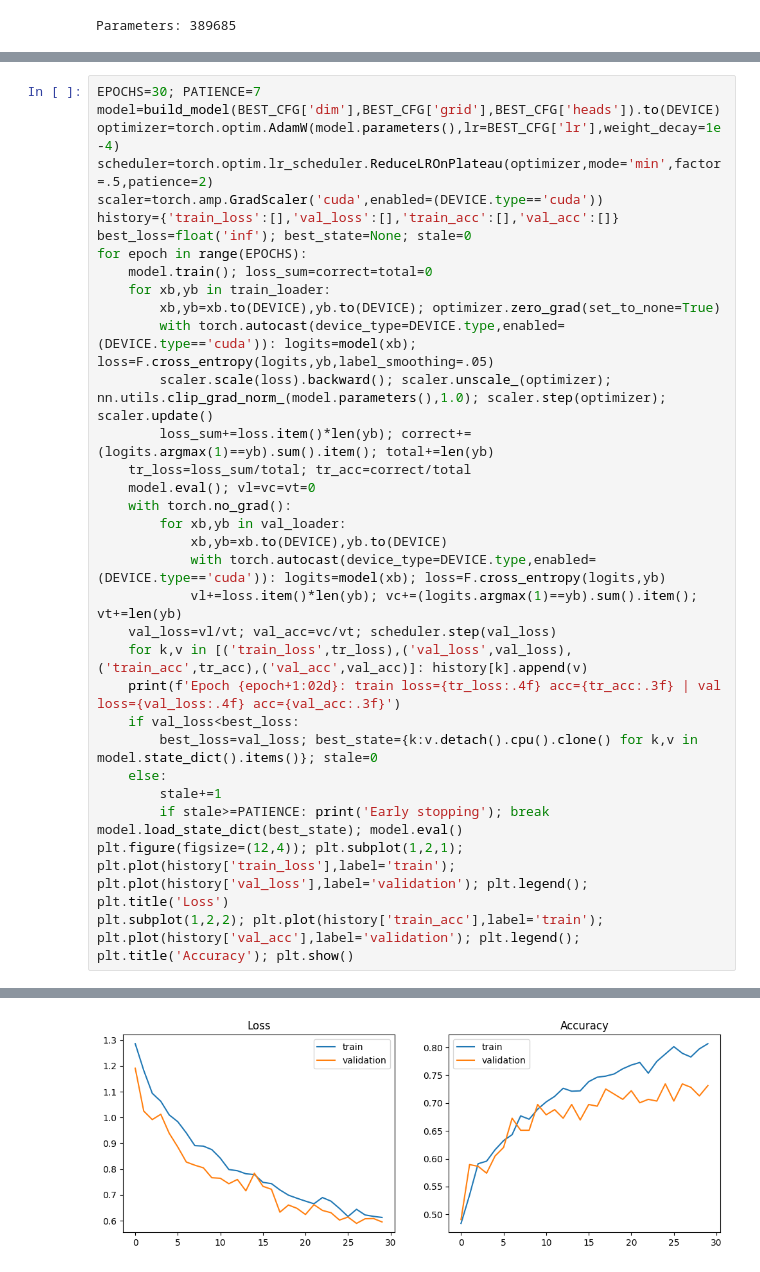
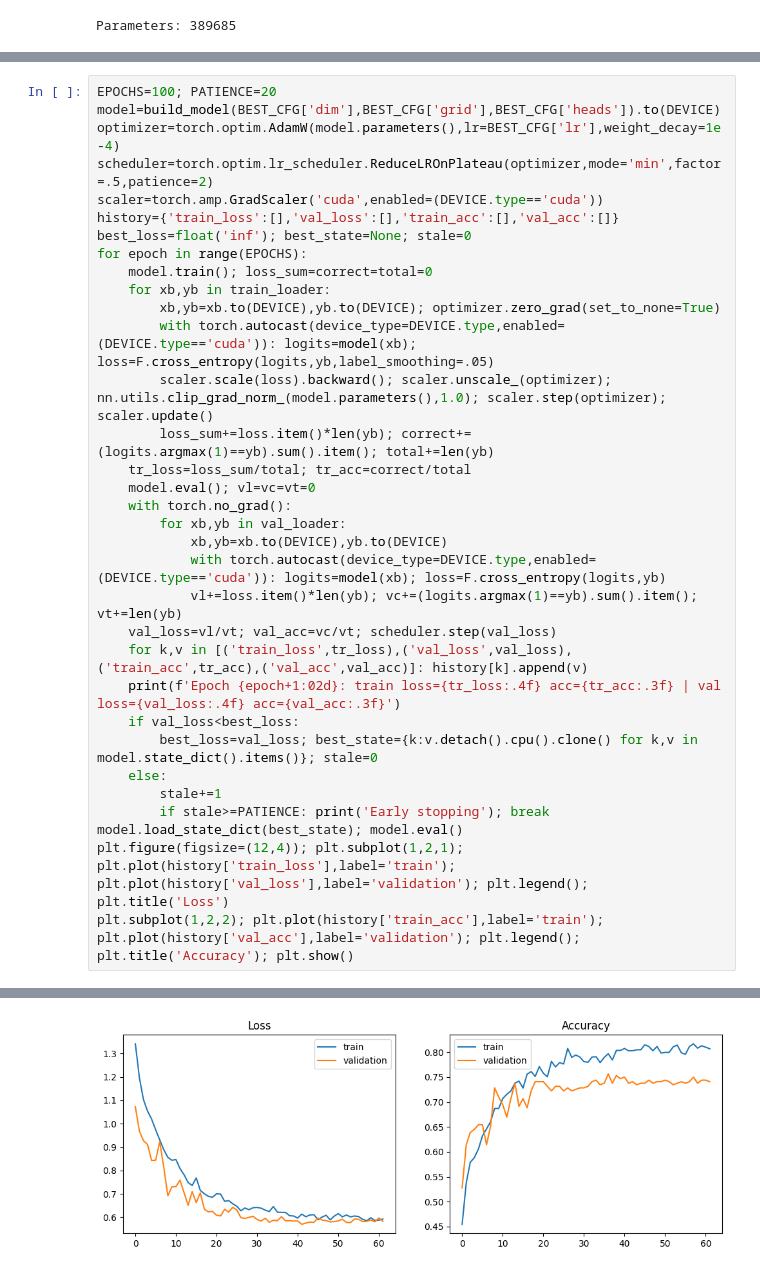
Before and after one commit to Farhana-Tani/Papaya-leaf-disease-detection, a Jupyter notebook: Papaya_Leaf_Disease.ipynb, the cells around one changed output, grey strips where cells are left out. Drawn from its saved outputs; the diff is of its cells as text.

```diff
--- a/Papaya_Leaf_Disease.ipynb
+++ b/Papaya_Leaf_Disease.ipynb
@@ -225,5 +244,5 @@ Selected configuration: {'lr': np.float64(0.00010321985187930535), 'grid': 14, '
 # %%
-EPOCHS=30; PATIENCE=7
+EPOCHS=100; PATIENCE=20
 model=build_model(BEST_CFG['dim'],BEST_CFG['grid'],BEST_CFG['heads']).to(DEVICE)
 optimizer=torch.optim.AdamW(model.parameters(),lr=BEST_CFG['lr'],weight_decay=1e-4)
 scheduler=torch.optim.lr_scheduler.ReduceLROnPlateau(optimizer,mode='min',factor=.5,patience=2)
@@ -276,4 +295,4 @@ Epoch 30: train loss=0.6125 acc=0.807 | val loss=0.5950 acc=0.731
-[figure, old version]
+[figure, new version]
 # %%
 @torch.no_grad()
 def predict_loader(loader):
```
Also changed, not shown: parts of 6 cells of this notebook.
